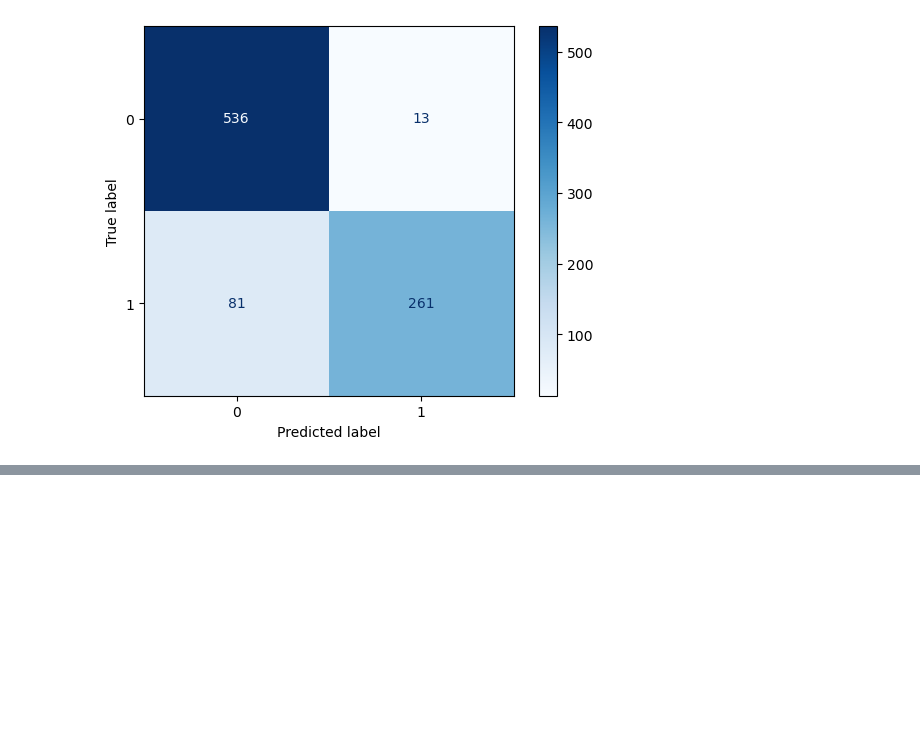
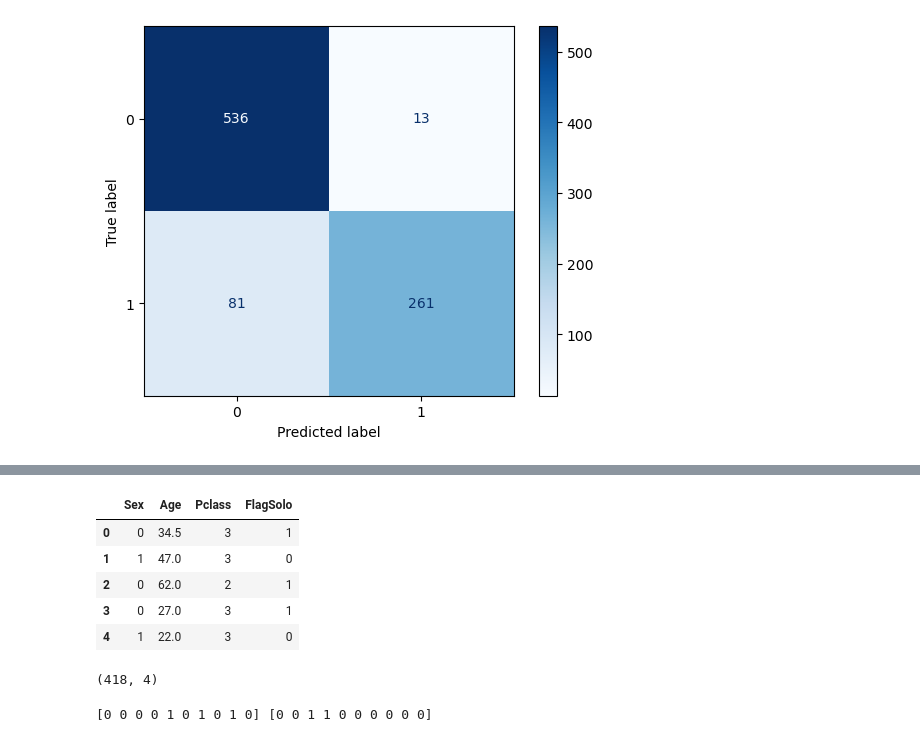
Before and after one commit to JeanGC970520/titanic, a Jupyter notebook: main.ipynb, the cells around one changed output, grey strips where cells are left out. Cells and saved outputs as stored; diff of their text form; code cells hidden in the pictures; blank space fills up the shorter version.

```diff
--- a/main.ipynb
+++ b/main.ipynb
@@ -324,0 +365,13 @@ Accuracy= 0.89
+# %%
+# Preprocesando el Dataset test
+
+# Mapeo a Sex
+test_df['Sex'] = test_df['Sex'].map({'female': 1, 'male': 0}).astype(int)
+
+# Rellenar Age
+test_df['Age'] = test_df['Age'].fillna(28.0)
+
+# Crear FlagSolo
+test_df['FlagSolo'] = np.where(
+    (test_df['SibSp'] == 0) & (test_df['Parch'] == 0), 1, 0
+)
@@ -324,0 +400,24 @@ Accuracy= 0.89
+# %%
+test_df[features].head()
+# %% [output]
+|  | Sex | Age | Pclass | FlagSolo |
+| 0 | 0 | 34.5 | 3 | 1 |
+| 1 | 1 | 47.0 | 3 | 0 |
+| 2 | 0 | 62.0 | 2 | 1 |
+| 3 | 0 | 27.0 | 3 | 1 |
+| 4 | 1 | 22.0 | 3 | 0 |
+# %%
+# Creando el test set
+X_test = test_df[features]
+
+X_test.shape
+# %% [output]
+(418, 4)
+# %%
+# Haciendo predicciones
+Y_pred_log = logreg.predict(X_test)
+Y_pred_tree = decision_tree.predict(X_test)
+
+print(Y_pred_log[0:10], Y_pred_tree[0:10])
+# %% [output]
+[0 0 0 0 1 0 1 0 1 0] [0 0 1 1 0 0 0 0 0 0]
```
Also changed, not shown: parts of 7 cells of this notebook.
